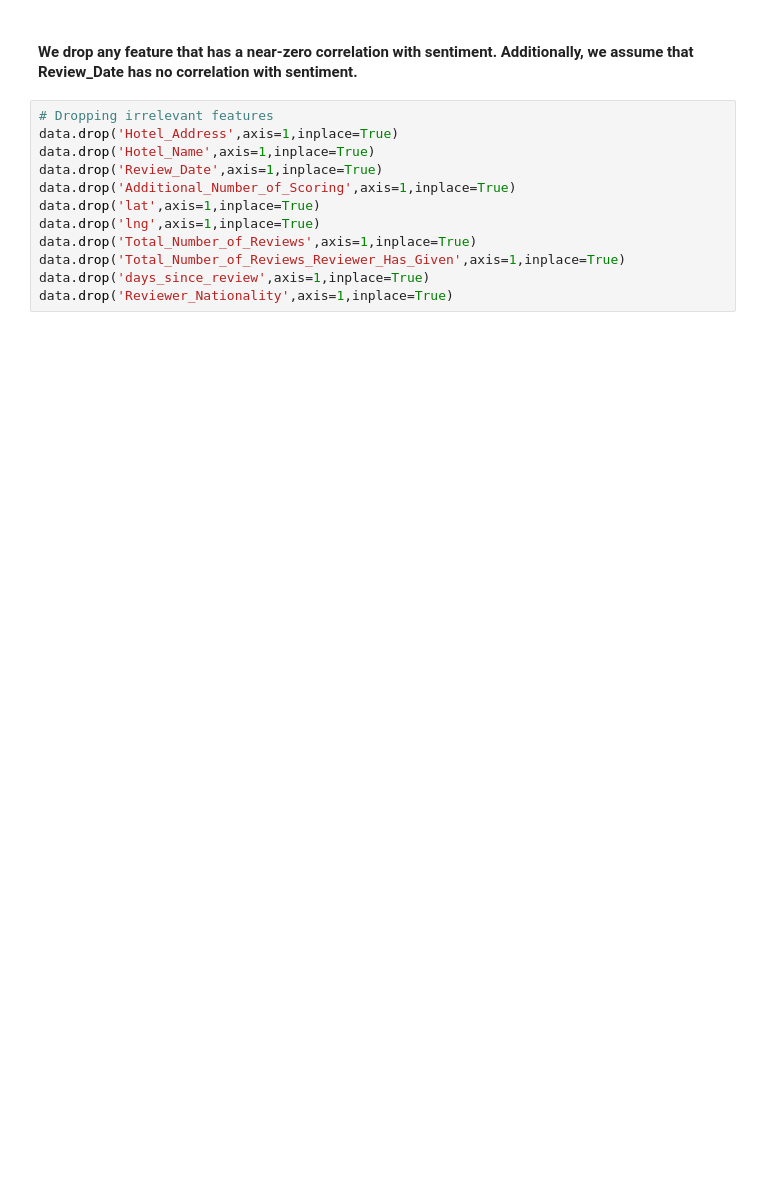
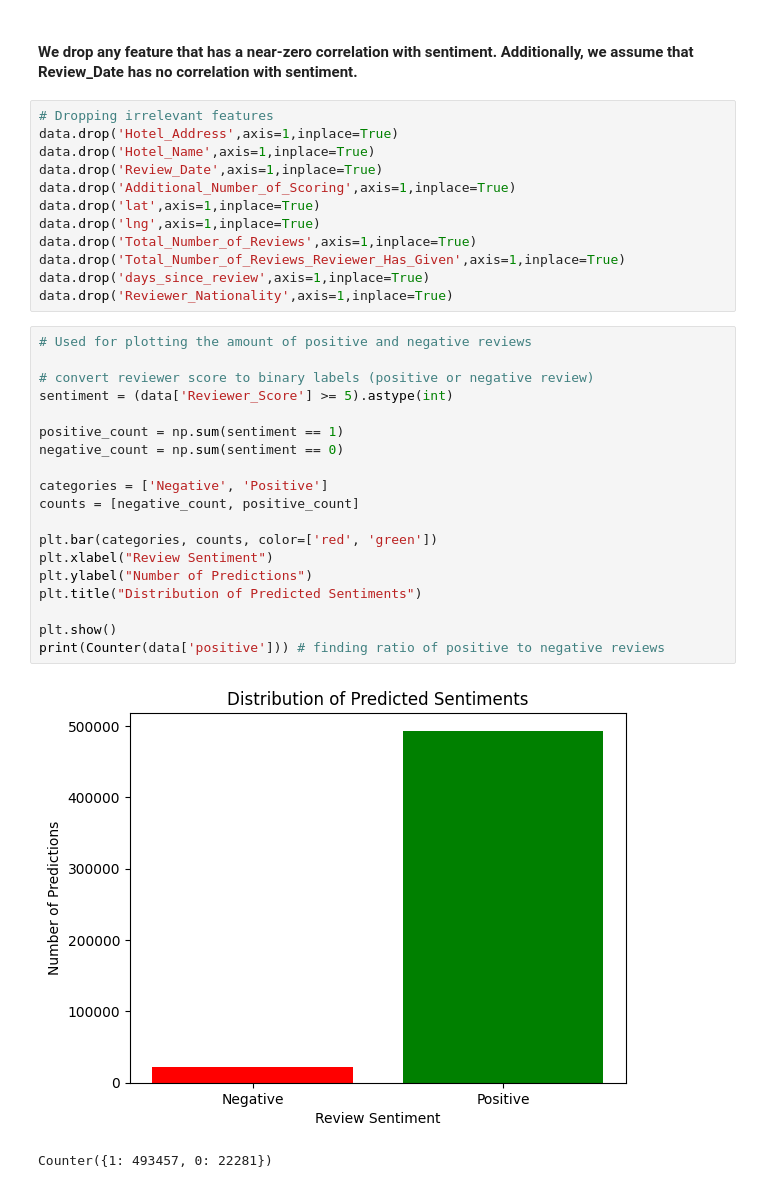
Before and after one commit to hanseirikops/INFO-284-Supergruppen, a Jupyter notebook: Datacleaning_analysis.ipynb, the cells around one changed output. Drawn from its saved outputs; the diff is of its cells as text; blank space fills up the shorter version.

```diff
--- a/Datacleaning_analysis.ipynb
+++ b/Datacleaning_analysis.ipynb
@@ -76,3 +78,25 @@ data.drop('Total_Number_of_Reviews',axis=1,inplace=True)
 data.drop('Total_Number_of_Reviews_Reviewer_Has_Given',axis=1,inplace=True)
 data.drop('days_since_review',axis=1,inplace=True)
 data.drop('Reviewer_Nationality',axis=1,inplace=True)
+# %%
+# Used for plotting the amount of positive and negative reviews
+
+# convert reviewer score to binary labels (positive or negative review)
+sentiment = (data['Reviewer_Score'] >= 5).astype(int)
+
+positive_count = np.sum(sentiment == 1)
+negative_count = np.sum(sentiment == 0)
+
+categories = ['Negative', 'Positive']
+counts = [negative_count, positive_count]
+
+plt.bar(categories, counts, color=['red', 'green'])
+plt.xlabel("Review Sentiment")
+plt.ylabel("Number of Predictions")
+plt.title("Distribution of Predicted Sentiments")
+
+plt.show()
+print(Counter(data['positive'])) # finding ratio of positive to negative reviews
+# %% [output]
+[figure, added]
+Counter({1: 493457, 0: 22281})
```
Also changed, not shown: parts of 2 cells of this notebook.
